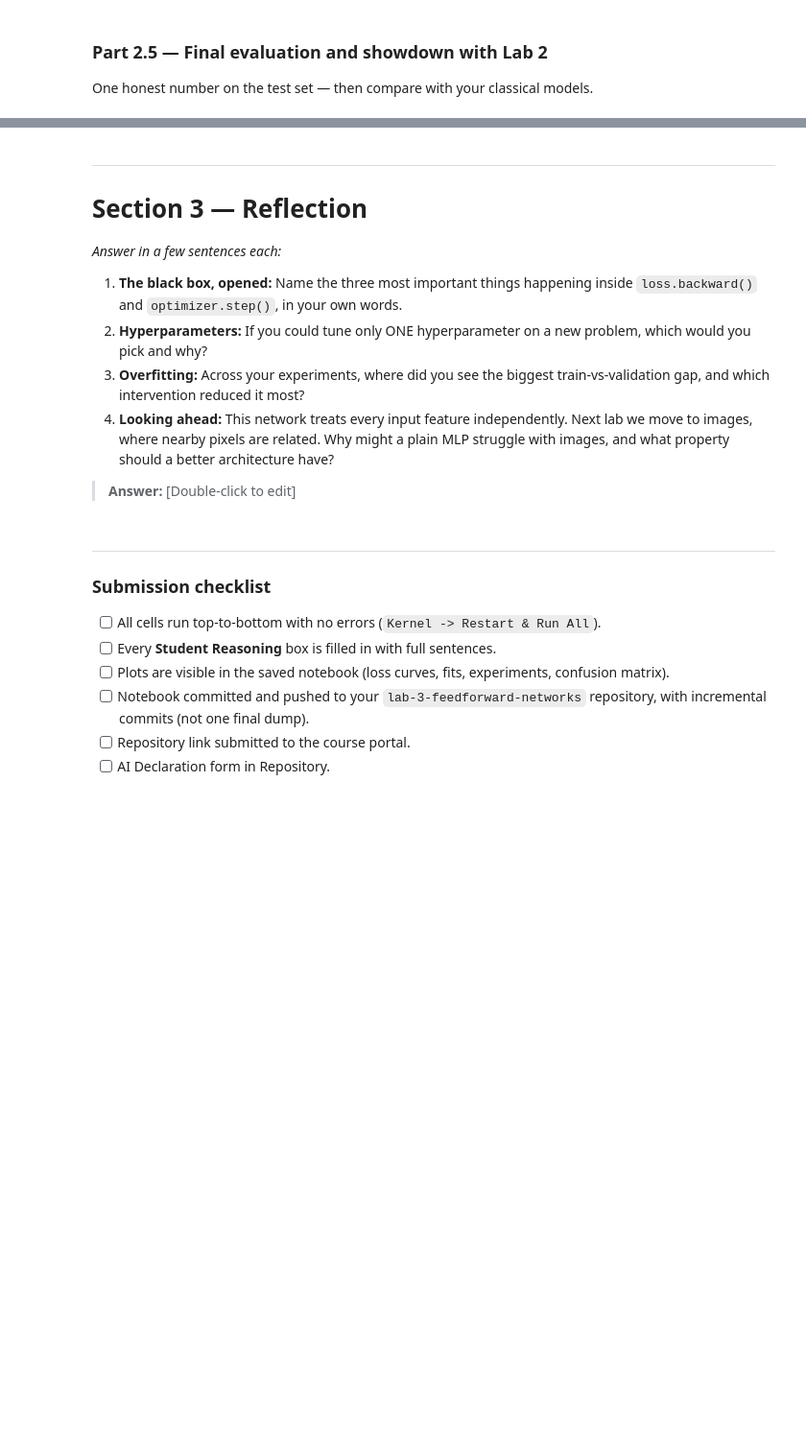
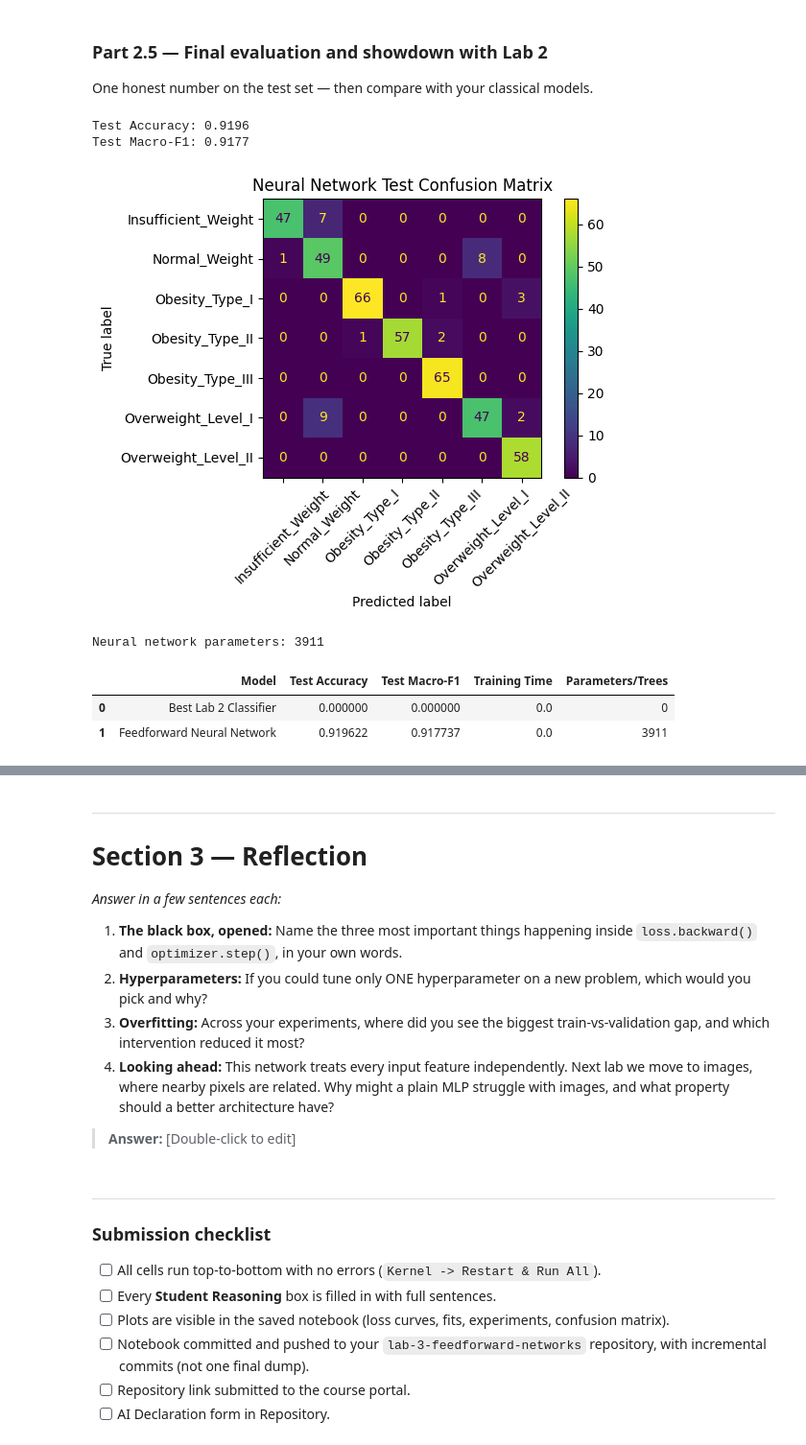
Before and after one commit to loisvanessaadams-create/Lab-3, a Jupyter notebook: Lab_3.ipynb, the cells around one changed output, grey strips where cells are left out. Shown at 96% size. Saved outputs shown, nothing was run; the diff lists cells and outputs as text; code cells hidden in the pictures; blank space fills up the shorter version.

```diff
--- a/Lab_3.ipynb
+++ b/Lab_3.ipynb
@@ -1007,16 +1011,90 @@ sentences HOW dropout achieves this.*
 One honest number on the test set — then compare with your classical models.
 # %%
 # TODO: Load your best configuration's weights; model.eval().
+import time
+from sklearn.metrics import(
+    accuracy_score,
+    f1_score,
+    classification_report,
+    ConfusionMatrixDisplay
+)
+best_model = FeedForwardNet(
+    input_dim = input_dim,
+    hidden_sizes = (64,32),
+    n_classes = n_classes,
+    dropout = 0.0
+).to(DEVICE)
+best_model.load_state_dict(
+    torch.load("ffn_best.pt", map_location=DEVICE)
+)
+best_model.eval()
 
 # TODO: Report test ACCURACY and MACRO-F1
 #   from sklearn.metrics import accuracy_score, f1_score, classification_report
 
+test_predictions = []
+test_labels = []
+
+best_model.eval()
+with torch.no_grad():
+  for xb,yb in test_loader:
+    xb = xb.to(DEVICE)
+    yb = yb.to(DEVICE)
+
+    logits = best_model(xb)
+    predictions = logits.argmax(dim=1)
+
+    test_predictions.extend(predictions.cpu().numpy())
+    test_labels.extend(yb.cpu().numpy())
+
+test_accuracy = accuracy_score(test_labels,test_predictions)
+test_macro_f1 = f1_score(test_labels,test_predictions,average = "macro")
+
+print(f"Test Accuracy: {test_accuracy:.4f}")
+print(f"Test Macro-F1: {test_macro_f1:.4f}")
 # TODO: Confusion matrix for the test set with the 7 class names
 #   from sklearn.metrics import ConfusionMatrixDisplay
-
+class_names = [str(name) for name in label_encoder.classes_]
+ConfusionMatrixDisplay.from_predictions(
+    test_labels,
+    test_predictions,
+    display_labels = class_names,
+    xticks_rotation=45
+)
+plt.title("Neural Network Test Confusion Matrix")
+plt.tight_layout()
+plt.show()
 # TODO: Build a small comparison table (a pandas DataFrame is fine):
 #   rows = [your best Lab 2 classifier, this neural network]
 #   cols = [test accuracy, test macro-F1, training time, number of parameters/trees]
+nn_parameters = sum(parameter.numel()
+                    for parameter in best_model.parameters()
+                    if parameter.requires_grad
+                    )
+print("Neural network parameters:",nn_parameters)
+
+lab2_accuracy = 0.0
+lab2_macro_f1 = 0.0
+lab2_training_time = 0.0
+lab2_trees = 0
+
+nn_training_time = 0.0
+comparison_table = pd.DataFrame({
+    "Model":["Best Lab 2 Classifier","Feedforward Neural Network"],
+    "Test Accuracy":[lab2_accuracy,test_accuracy],
+    "Test Macro-F1":[lab2_macro_f1,test_macro_f1],
+    "Training Time":[lab2_training_time,nn_training_time],
+    "Parameters/Trees": [lab2_trees,nn_parameters]
+})
+comparison_table
+# %% [output]
+Test Accuracy: 0.9196
+Test Macro-F1: 0.9177
+[figure, added]
+Neural network parameters: 3911
+|  | Model | Test Accuracy | Test Macro-F1 | Training Time | Parameters/Trees |
+| 0 | Best Lab 2 Classifier | 0.000000 | 0.000000 | 0.0 | 0 |
+| 1 | Feedforward Neural Network | 0.919622 | 0.917737 | 0.0 | 3911 |
 # %% [markdown]
 **Student Reasoning — Final evaluation**
 *1. Which obesity levels does the network still confuse, and are they the same ones your
```
Also changed, not shown: parts of 3 cells of this notebook.
